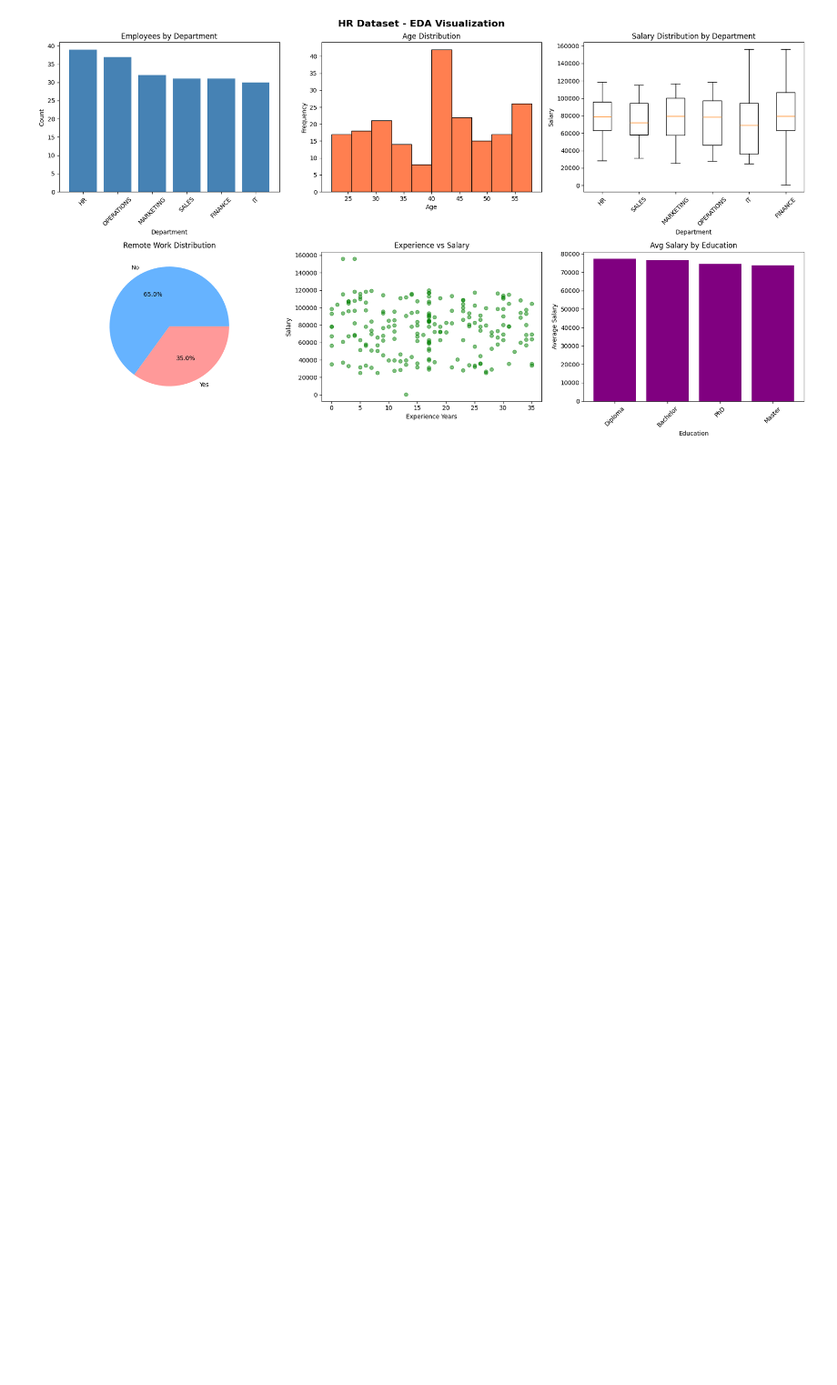
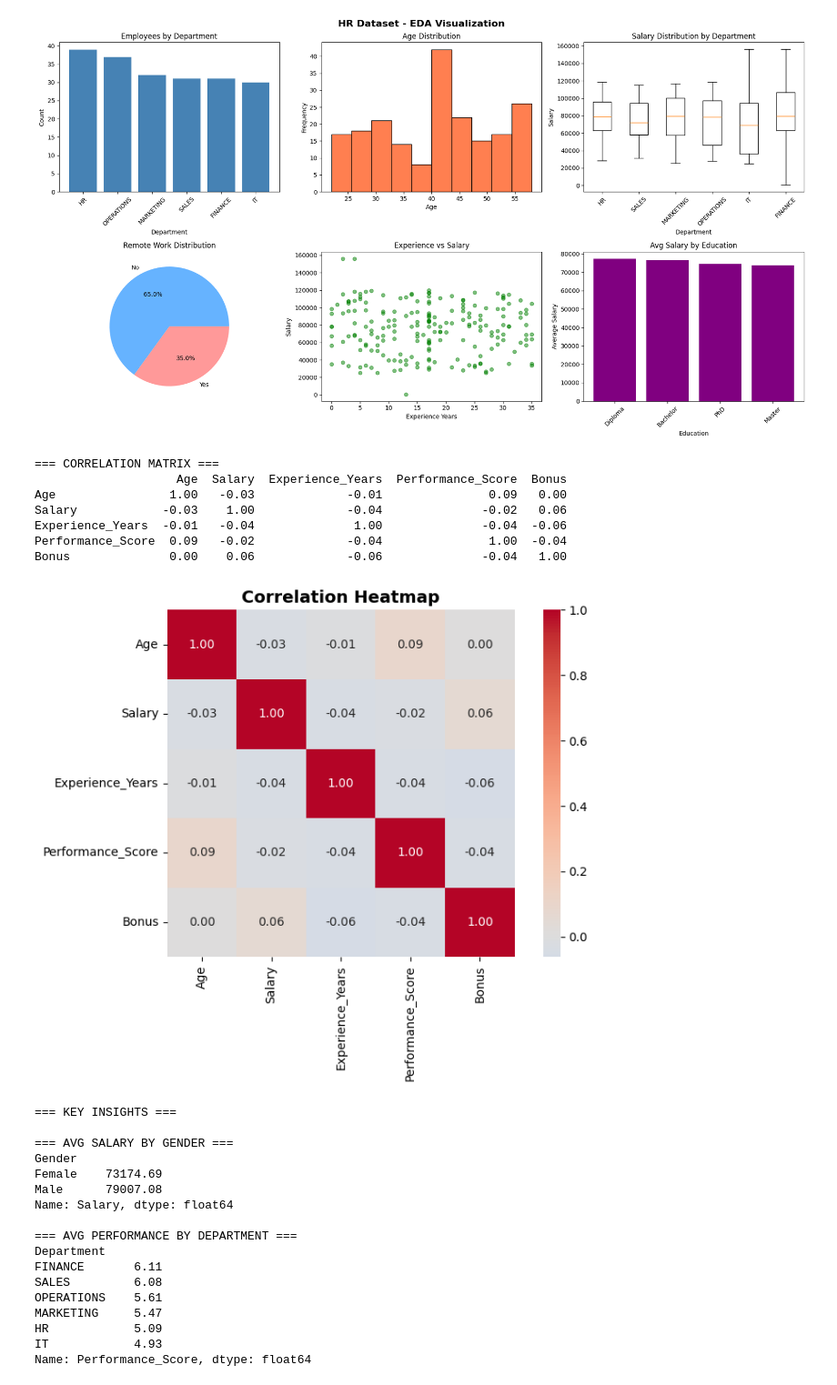
Before and after one commit to Niks-Barad-7741/Python-Data_Collection_And_Visualization, a Jupyter notebook: 09-02-2026/09-02-2026(EDA).ipynb, the cells around one changed output. Shown at 91% size. Drawn from its saved outputs; the diff is of its cells as text; code cells hidden in the pictures; blank space fills up the shorter version.

```diff
--- a/09-02-2026/09-02-2026(EDA).ipynb
+++ b/09-02-2026/09-02-2026(EDA).ipynb
@@ -96,3 +99,74 @@ plt.tight_layout()
 plt.show()
 # %% [output]
 [figure]
+# %%
+# ============================================
+# CELL 3 — Identifying Patterns & Correlations
+# ============================================
+
+# 1. Correlation Matrix (numbers)
+print("=== CORRELATION MATRIX ===")
+numeric_cols = ['Age', 'Salary', 'Experience_Years', 'Performance_Score', 'Bonus']
+corr_matrix = df[numeric_cols].corr()
+print(corr_matrix.round(2))
+
+# 2. Heatmap (visual)
+plt.figure(figsize=(8, 6))
+sns.heatmap(corr_matrix,
+            annot=True,        # show numbers
+            fmt='.2f',         # 2 decimal places
+            cmap='coolwarm',   # red=positive, blue=negative
+            center=0,
+            square=True)
+plt.title('Correlation Heatmap', fontsize=14, fontweight='bold')
+plt.tight_layout()
+plt.savefig('HR_Correlation_Heatmap.png', dpi=150, bbox_inches='tight')
+plt.show()
+
+# 3. Key insights from correlation
+print("\n=== KEY INSIGHTS ===")
+for i in range(len(numeric_cols)):
+    for j in range(i+1, len(numeric_cols)):
+        col1 = numeric_cols[i]
+        col2 = numeric_cols[j]
+        val = corr_matrix.loc[col1, col2]
+
+        if abs(val) >= 0.3:
+            direction = "positive" if val > 0 else "negative"
+            strength = "strong" if abs(val) >= 0.6 else "moderate"
+
+            print(f"{col1} vs {col2}: {strength} {direction} ({val:.2f})")
+
+# 4. Salary by Gender
+print("\n=== AVG SALARY BY GENDER ===")
+print(df.groupby('Gender')['Salary'].mean().round(2))
+
+# 5. Performance by Department
+print("\n=== AVG PERFORMANCE BY DEPARTMENT ===")
+print(df.groupby('Department')['Performance_Score'].mean().round(2).sort_values(ascending=False))
+# %% [output]
+=== CORRELATION MATRIX ===
+                    Age  Salary  Experience_Years  Performance_Score  Bonus
+Age                1.00   -0.03             -0.01               0.09   0.00
+Salary            -0.03    1.00             -0.04              -0.02   0.06
+Experience_Years  -0.01   -0.04              1.00              -0.04  -0.06
+Performance_Score  0.09   -0.02             -0.04               1.00  -0.04
+Bonus              0.00    0.06             -0.06              -0.04   1.00
+[figure, added]
+=== KEY INSIGHTS ===
+
+=== AVG SALARY BY GENDER ===
+Gender
+Female    73174.69
+Male      79007.08
+Name: Salary, dtype: float64
+
+=== AVG PERFORMANCE BY DEPARTMENT ===
+Department
+FINANCE       6.11
+SALES         6.08
+OPERATIONS    5.61
+MARKETING     5.47
+HR            5.09
+IT            4.93
+Name: Performance_Score, dtype: float64
```
Also changed, not shown: parts of 5 cells of this notebook.
